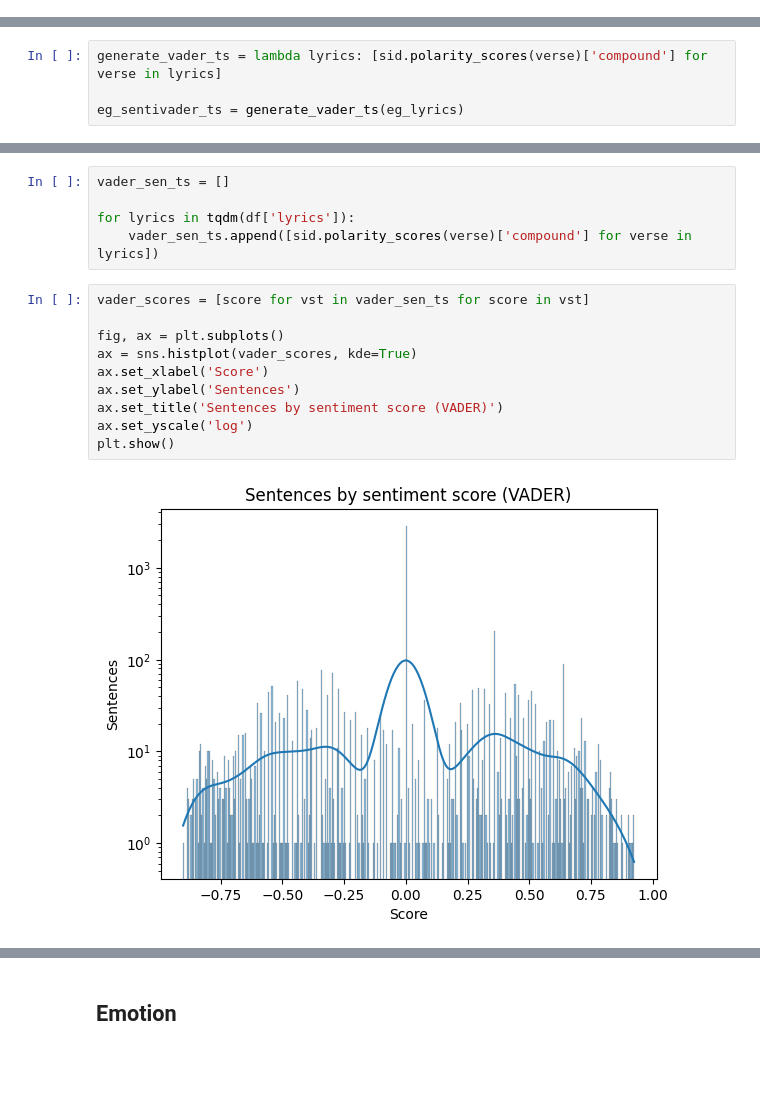
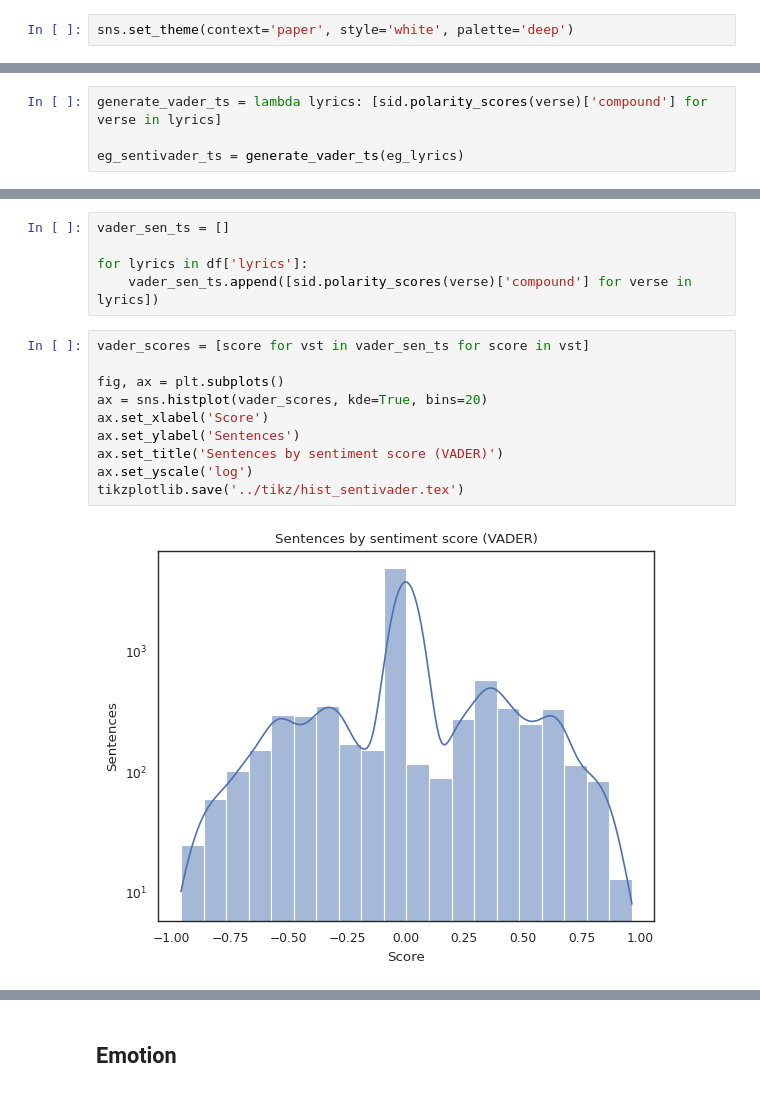
Before and after one commit to mattiapggioli/lyrics2ts, a Jupyter notebook: notebooks/sentiment_ts_generation.ipynb, the cells around one changed output, grey strips where cells are left out. Drawn from its saved outputs; the diff is of its cells as text; blank space fills up the shorter version.

```diff
--- a/notebooks/sentiment_ts_generation.ipynb
+++ b/notebooks/sentiment_ts_generation.ipynb
@@ -24,3 +29,5 @@ import torch
+# %%
+sns.set_theme(context='paper', style='white', palette='deep')
 # %%
 df = pd.read_csv('../data/evaluation/lyrics_eval.csv')
 # %%
@@ -208,20 +212,20 @@ plt.show()
 # %%
 vader_sen_ts = []
 
-for lyrics in tqdm(df['lyrics']):
+for lyrics in df['lyrics']:
     vader_sen_ts.append([sid.polarity_scores(verse)['compound'] for verse in lyrics])
 # %%
 vader_scores = [score for vst in vader_sen_ts for score in vst]
 
 fig, ax = plt.subplots()
-ax = sns.histplot(vader_scores, kde=True)
+ax = sns.histplot(vader_scores, kde=True, bins=20)
 ax.set_xlabel('Score')
 ax.set_ylabel('Sentences')
 ax.set_title('Sentences by sentiment score (VADER)')
 ax.set_yscale('log')
-plt.show()
+tikzplotlib.save('../tikz/hist_sentivader.tex')
 # %% [output]
-[figure, old version]
+[figure, new version]
 # %%
 corr = np.corrcoef(vader_scores, bert_scores)[0, 1]
 
```
Also changed, not shown: parts of 19 cells of this notebook, 5 other files.
